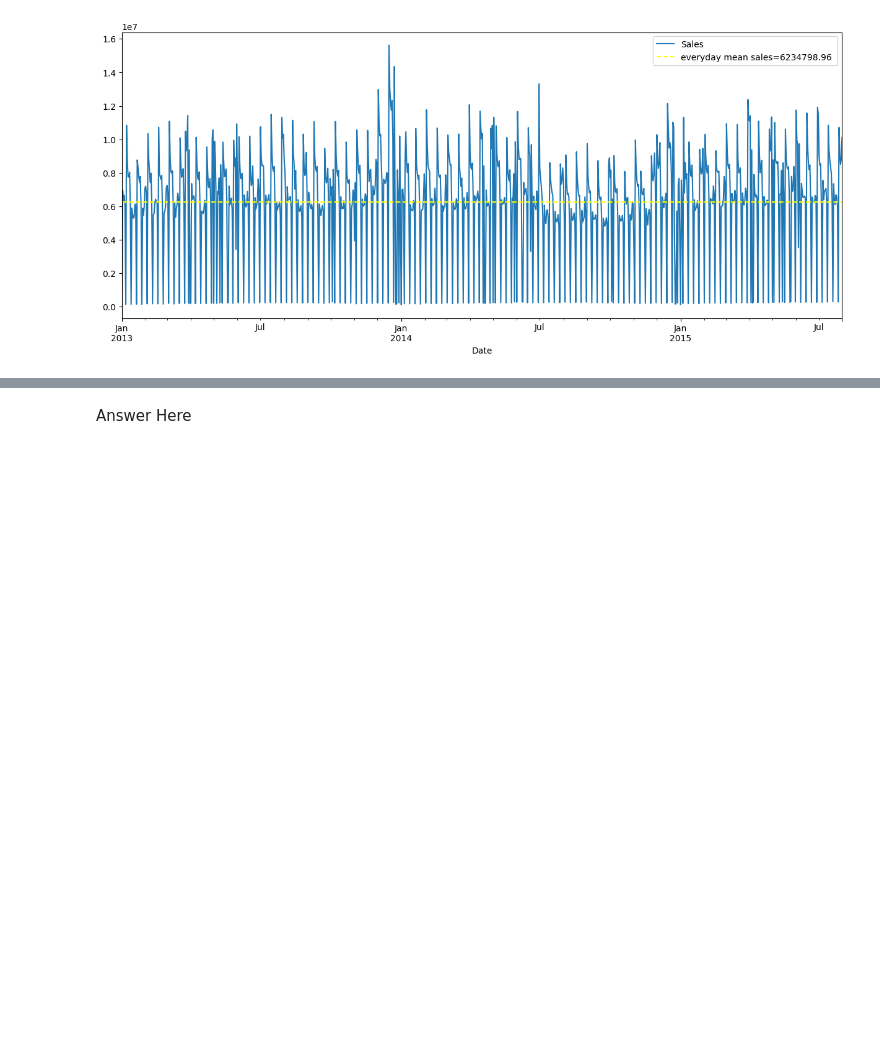
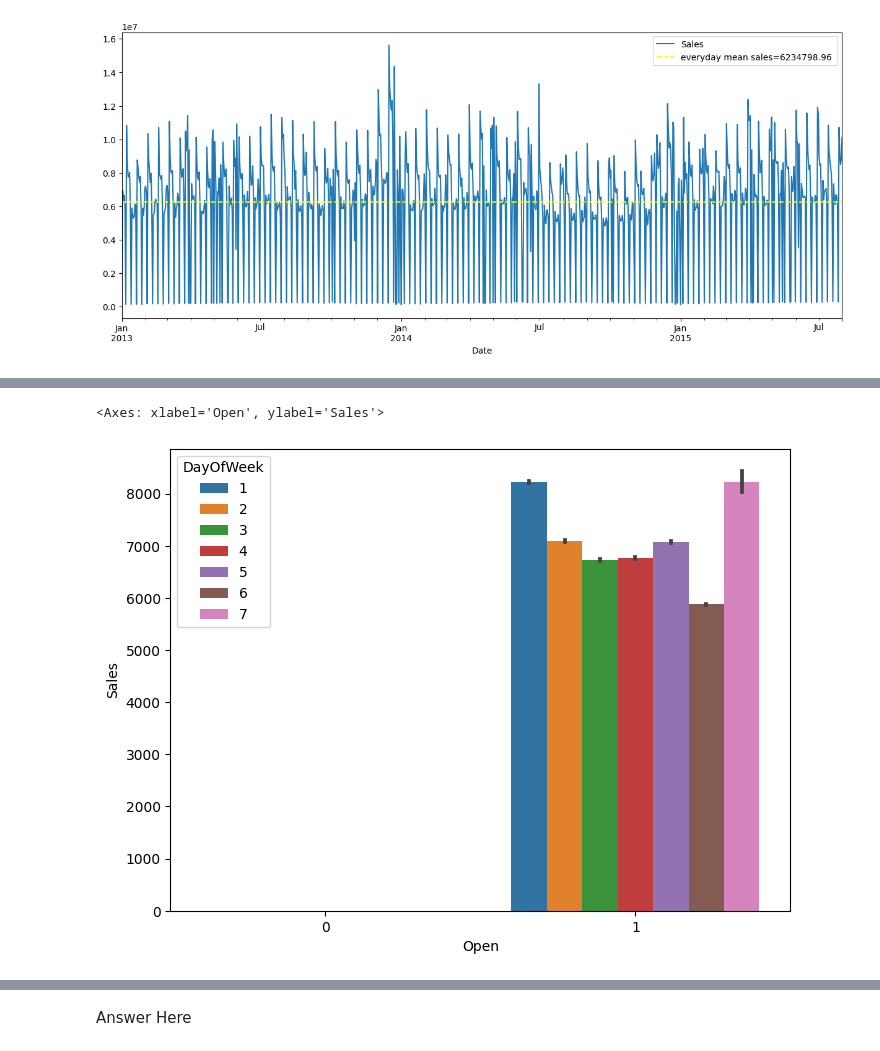
Before and after one commit to kapilkukreja469/Retail_sales_pridiction, a Jupyter notebook: Retail_sales_pridiction_Kapil_kukreja.ipynb, the cells around one changed output, grey strips where cells are left out. Drawn from its saved outputs; the diff is of its cells as text; code cells hidden in the pictures; blank space fills up the shorter version.

```diff
--- a/Retail_sales_pridiction_Kapil_kukreja.ipynb
+++ b/Retail_sales_pridiction_Kapil_kukreja.ipynb
@@ -707,0 +723,6 @@ Line Chart was choosen to analyse the total daily sales and then the fluctuation
+# %%
+plt.rcParams['figure.figsize']=(8, 6)
+sns.barplot(x=merged_df["Open"],y=merged_df["Sales"],hue=merged_df["DayOfWeek"])
+# %% [output]
+<Axes: xlabel='Open', ylabel='Sales'>
+[figure, added]
```
Also changed, not shown: parts of 30 cells of this notebook.
